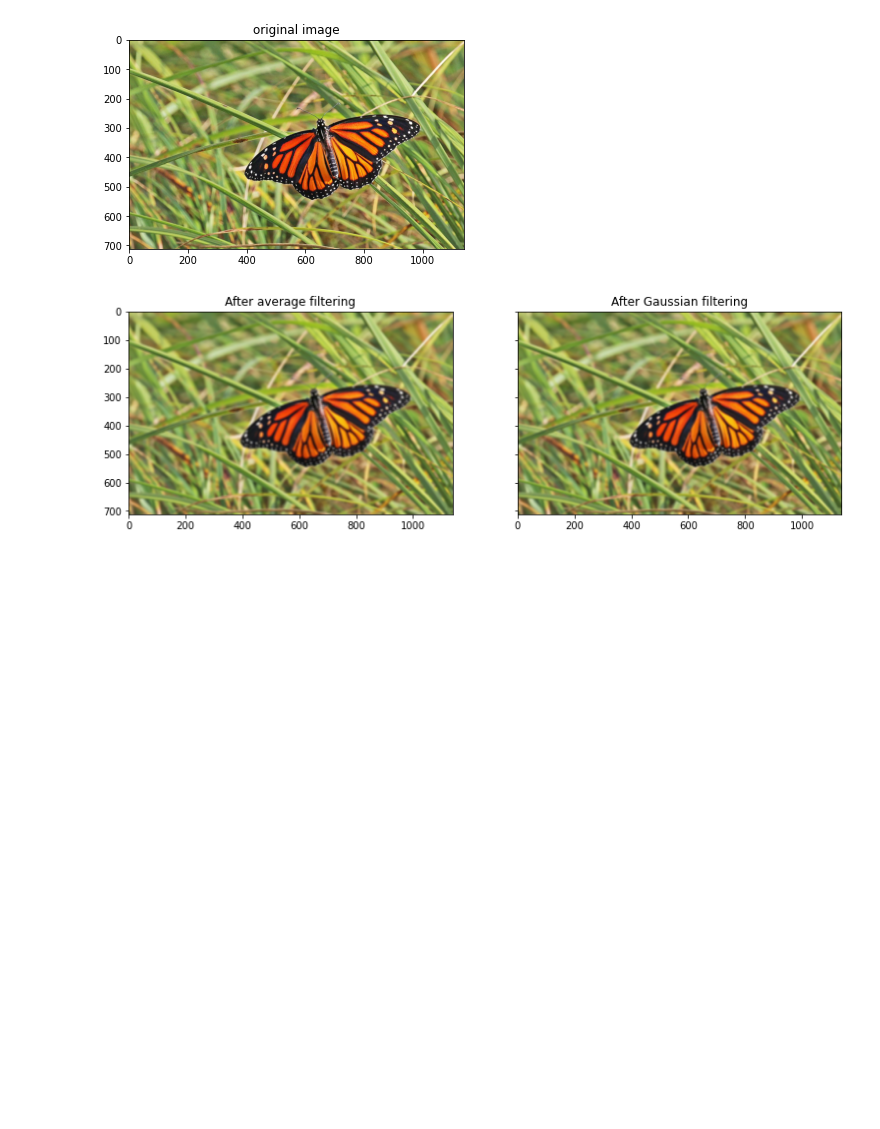
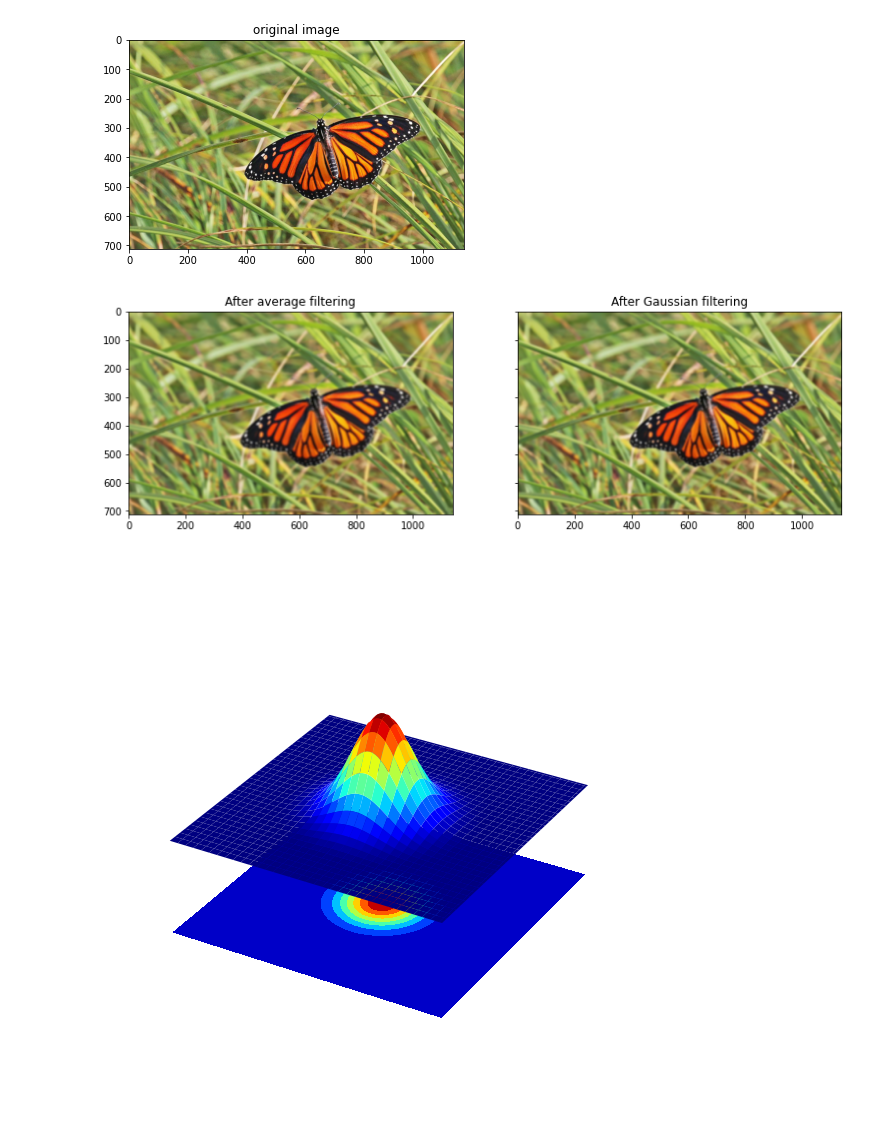
Before and after one commit to Poogitha/Codings, a Jupyter notebook: 190280N_Exercise_03.ipynb, the cells around one changed output. Drawn from its saved outputs; the diff is of its cells as text; code cells hidden in the pictures; blank space fills up the shorter version.

```diff
--- a/190280N_Exercise_03.ipynb
+++ b/190280N_Exercise_03.ipynb
@@ -36,3 +39,26 @@ plt.show()
 # %% [output]
 [figure]
 [figure]
+# %%
+import matplotlib.pyplot as plt
+import numpy as np
+from mpl_toolkits.mplot3d import Axes3D
+from matplotlib import cm
+from matplotlib.ticker import LinearLocator, FormatStrFormatter
+
+fig=plt.figure(figsize=(10,10))
+ax=fig.add_subplot(111,projection='3d')
+sigma =1
+x_=np.arange(-5,5.1,0.1)
+y_=np.arange(-5,5.1,0.1)
+x,y=np.meshgrid(x_,y_)
+z=(1/2*np.pi*sigma**2)*np.exp(-(x**2+y**2)/2*sigma**2)
+surf=ax.plot_surface(x,y,z,cmap=cm.jet,linewidth=0,antialiased=True)
+ax.zaxis.set_major_locator(LinearLocator(10))
+ax.zaxis.set_major_formatter(FormatStrFormatter('%.02f'))
+cset=ax.contourf(x,y,z,zdir='z',offset=np.min(z)-1.5,cmap=cm.jet)
+ax.set_zlim(np.min(z)-2,np.max(z))
+plt.axis('off')
+plt.show()
+# %% [output]
+[figure, added]
```
Also changed, not shown: parts of 3 cells of this notebook, 1 other file.
